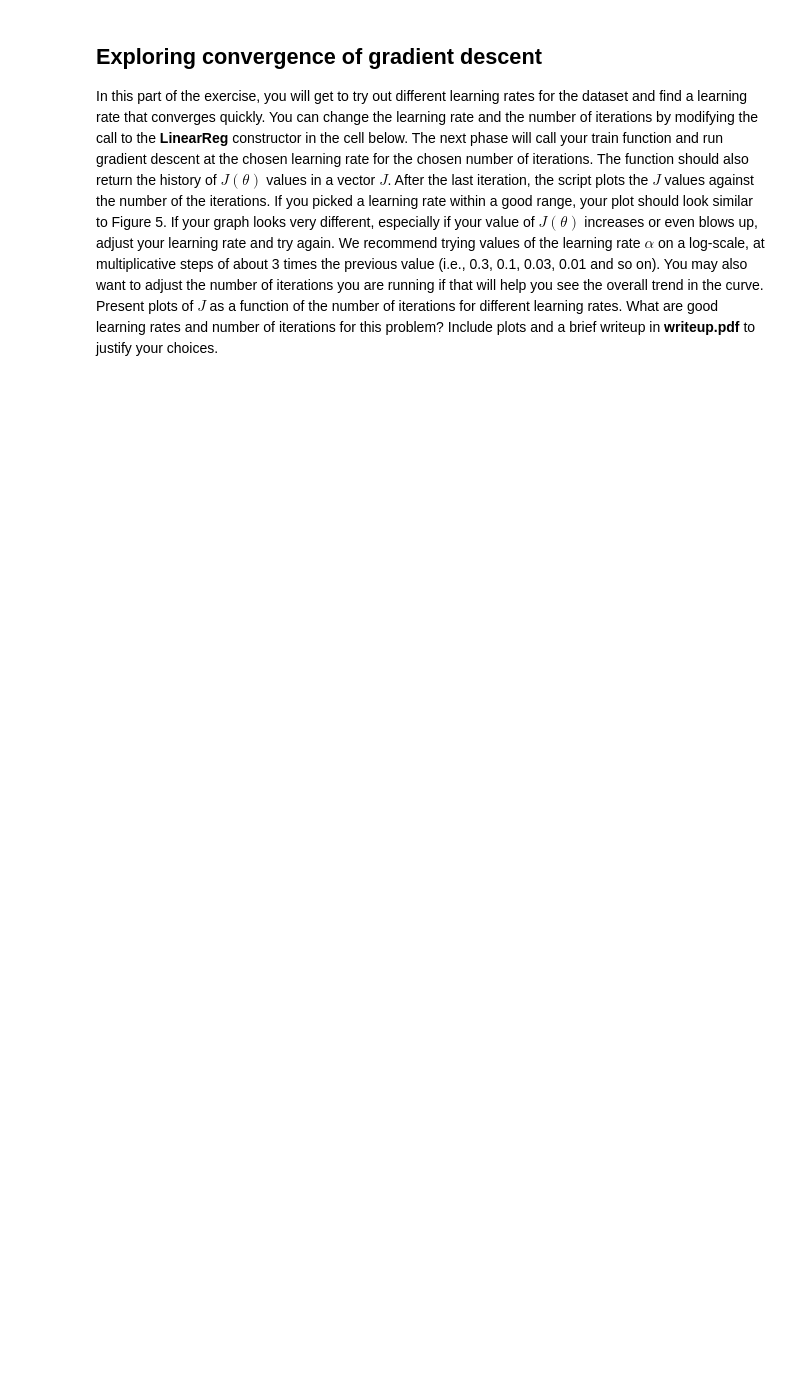
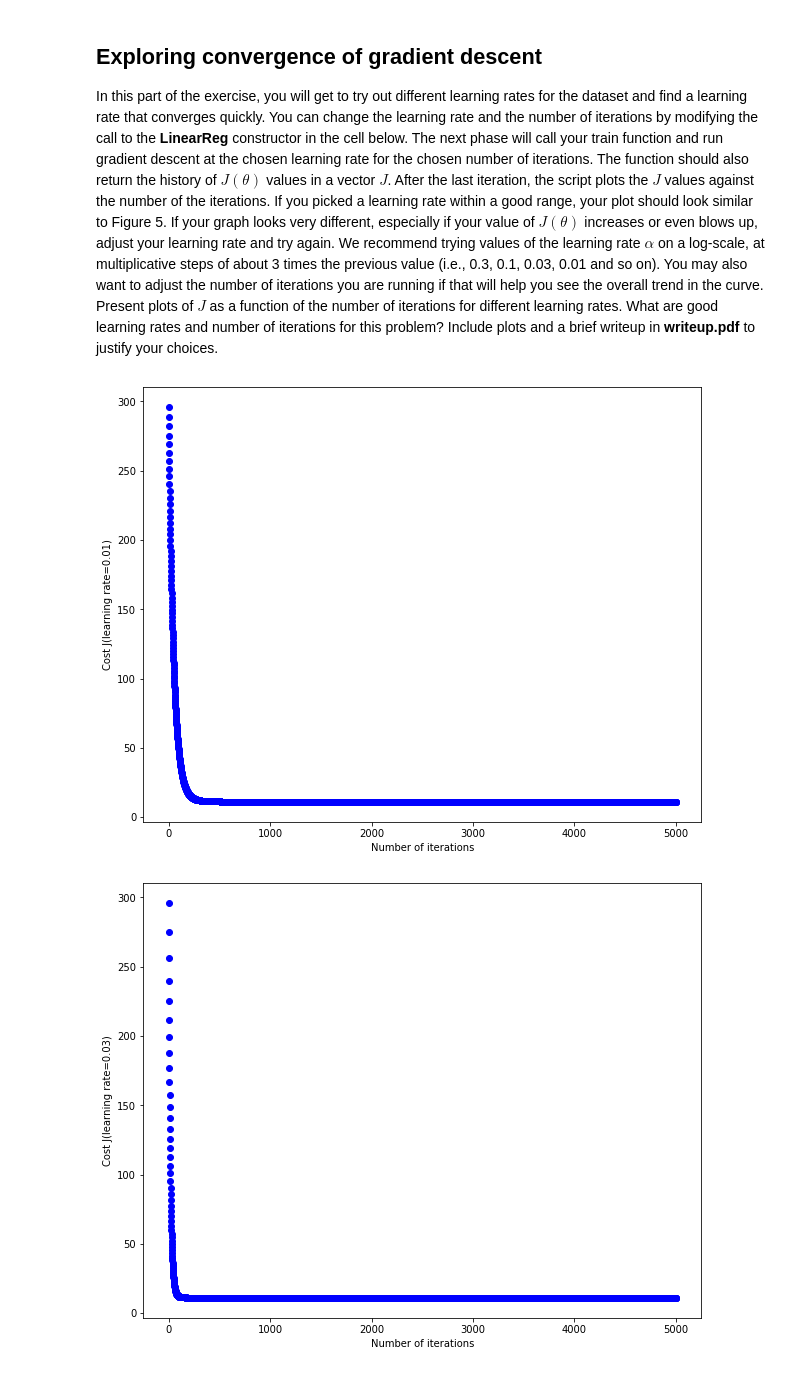
Before and after one commit to JavisDaDa/Statistical-ML, a Jupyter notebook: hw1/part1/ex1_multi.ipynb, the cells around one changed output. Saved outputs shown, nothing was run; the diff lists cells and outputs as text; code cells hidden in the pictures; blank space fills up the shorter version.

```diff
--- a/hw1/part1/ex1_multi.ipynb
+++ b/hw1/part1/ex1_multi.ipynb
@@ -145,12 +178,21 @@ will help you see the overall trend in the curve. Present plots of $J$ as a func
 # %%
 # change the learning_rate and num_iters in the call below to find the
 # best learning rate for this data set.
 
 learning_rates = [0.01, 0.03, 0.1, 0.3]
 
 ########################################################################
 # TODO:                                                                #
 # Produce convergence plots for gradient descent with the rates above  #
 # using data (XX,y). Include them in your writeup.                     #
 #   4-5 lines of code expected                                         #
 ########################################################################
+for i, lr in enumerate(learning_rates):
+    linear_reg5 = LinearReg_SquaredLoss()
+    J_history5 = linear_reg5.train(XX,y,learning_rate=lr,num_iters=5000,verbose=False)
+    plot_utils.plot_data(range(len(J_history5)),J_history5,'Number of iterations','Cost J(learning rate=' + str(lr) + ')')
+    plt.savefig('learning_rate' + str(i) + '.png')
+    plt.show()
+# %% [output]
+[figure, added]
+[figure, added]
```
Also changed, not shown: parts of 6 cells of this notebook, 5 other files.
